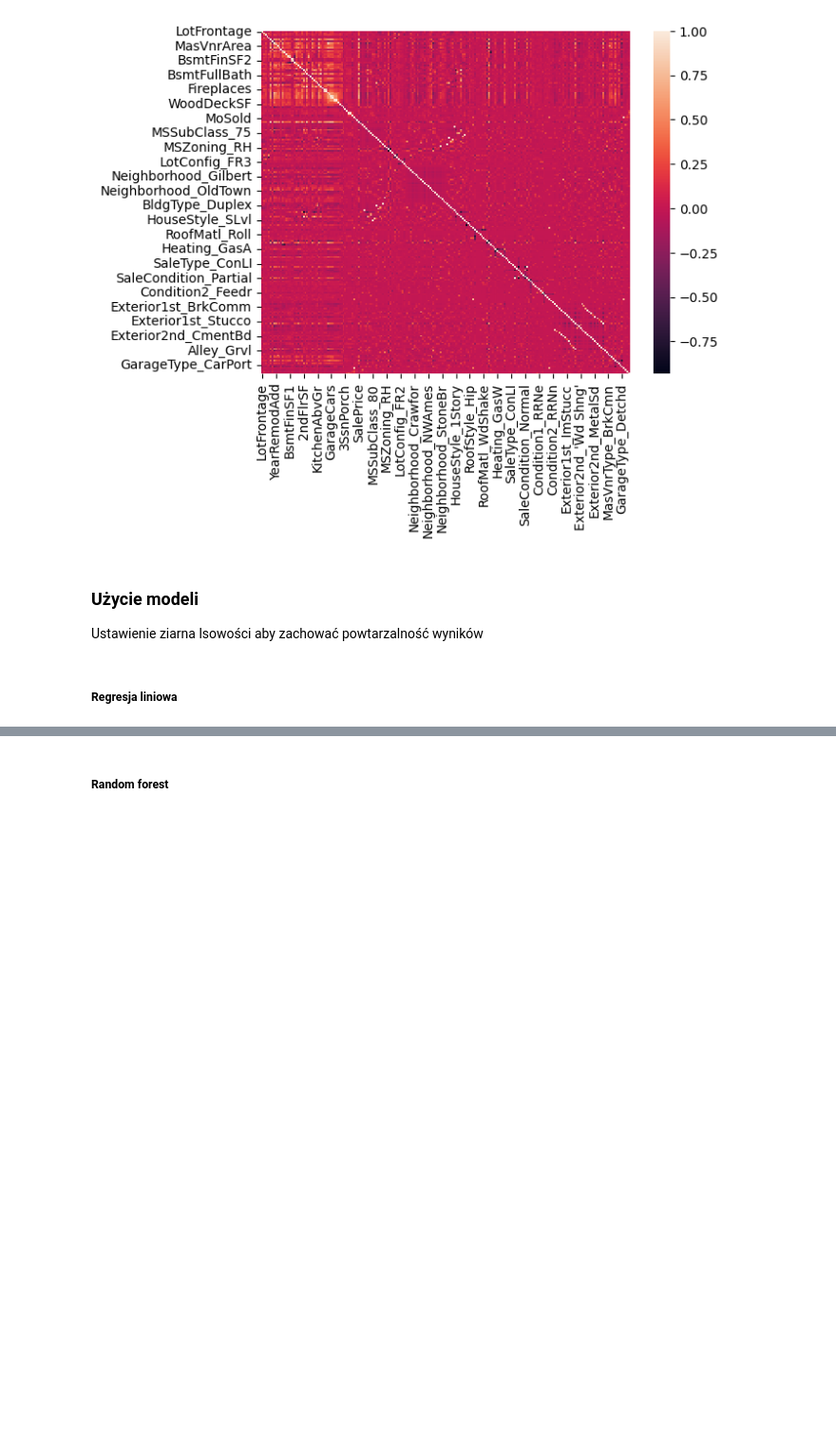
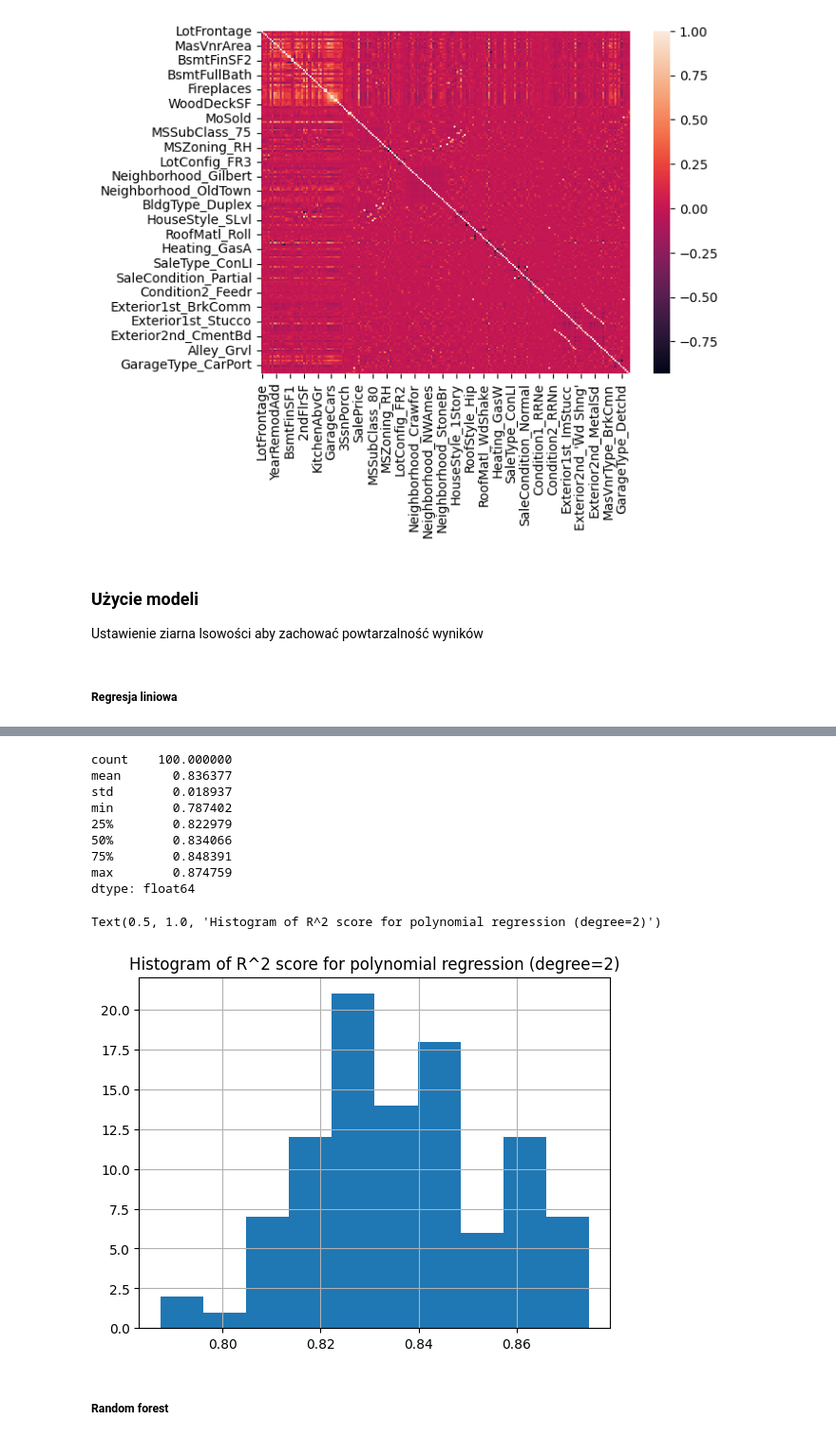
Before and after one commit to R4ken/Machine-Learning-Analysis, a Jupyter notebook: regression/solution.ipynb, the cells around one changed output, grey strips where cells are left out. Shown at 95% size. Drawn from its saved outputs; the diff is of its cells as text; code cells hidden in the pictures; blank space fills up the shorter version.

```diff
--- a/regression/solution.ipynb
+++ b/regression/solution.ipynb
@@ -501,31 +501,43 @@ Text(0.5, 1.0, 'Histogram of R^2 score for lasso regression')
 # %%
 import gc
 from sklearn.preprocessing import PolynomialFeatures
 from sklearn.linear_model import LinearRegression
 from sklearn.pipeline import Pipeline
 
 X_np = X.to_numpy()
 Y_np = Y.to_numpy()
 
 scores_poly = []
 
 for i in range(100):
     model = Pipeline([
-        ('poly', PolynomialFeatures(degree=4)),
+        ('poly', PolynomialFeatures(degree=2)),
         ('linear', LinearRegression(copy_X=False))
     ])
 
     model.fit(X_np[r_train_ind[i]], Y_np[r_train_ind[i]])
 
     scores_poly.append(model.score(X_np[r_test_ind[i]], Y_np[r_test_ind[i]]))
 
     gc.collect()
 
 poly = pd.Series(scores_poly)
 
 print(poly.describe())
 poly.hist()
-plt.title("Histogram of R^2 score for polynomial regression (degree=4)")
+plt.title("Histogram of R^2 score for polynomial regression (degree=2)")
+# %% [output]
+count    100.000000
+mean       0.836377
+std        0.018937
+min        0.787402
+25%        0.822979
+50%        0.834066
+75%        0.848391
+max        0.874759
+dtype: float64
+Text(0.5, 1.0, 'Histogram of R^2 score for polynomial regression (degree=2)')
+[figure, added]
 # %% [markdown]
 ##### Random forest
 # %%
```
Also changed, not shown: parts of 7 cells of this notebook, 2 other files.
